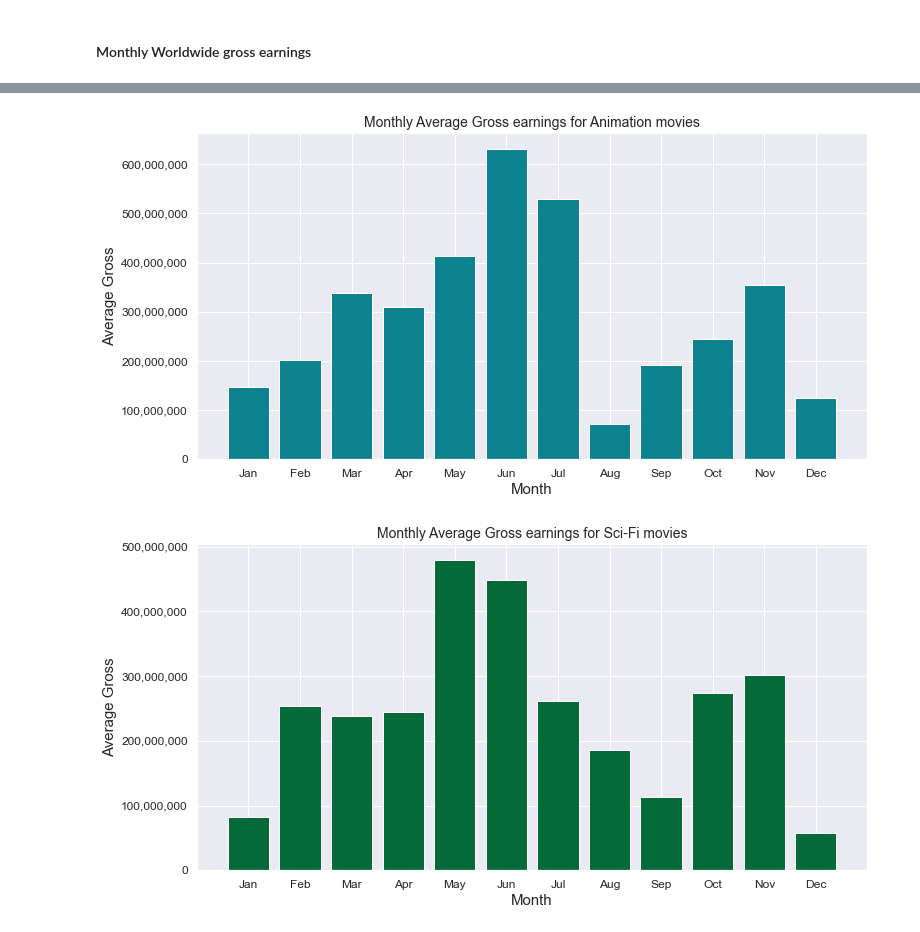
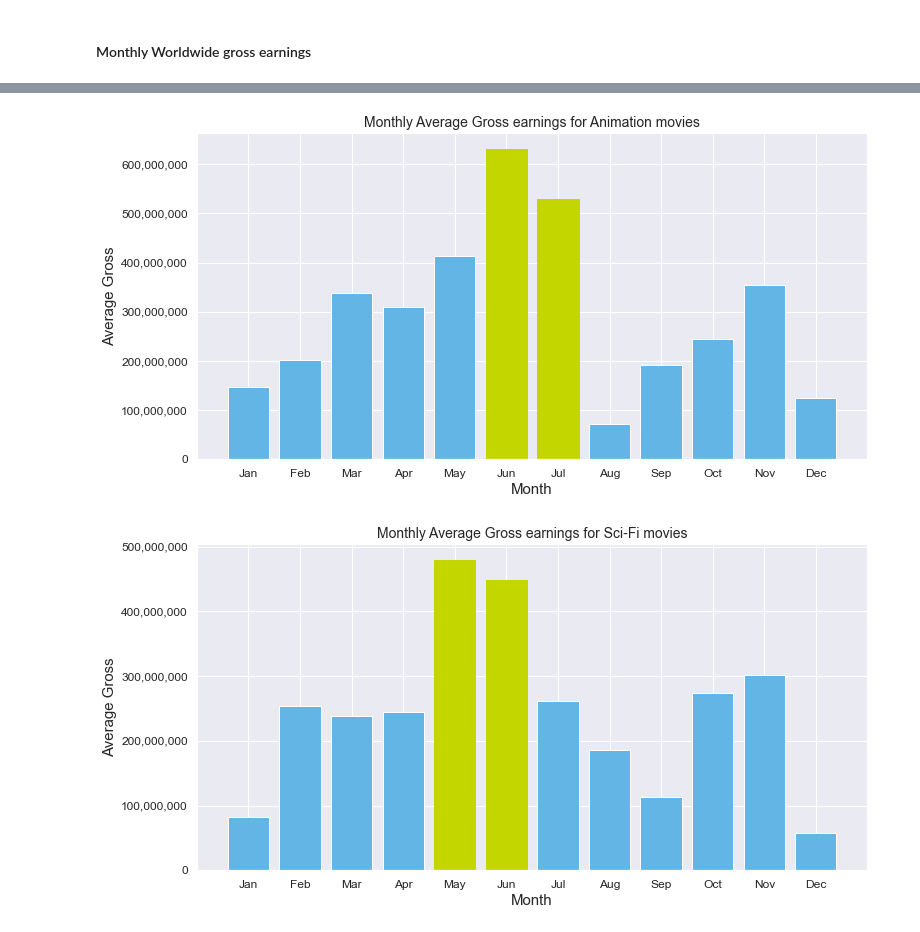
Before and after one commit to racday/ai-capstone, a Jupyter notebook: index.ipynb, the cells around one changed output, grey strips where cells are left out. Drawn from its saved outputs; the diff is of its cells as text; code cells hidden in the pictures.

Commit message:
Customising the graphs

```diff
--- a/index.ipynb
+++ b/index.ipynb
@@ -534,7 +534,7 @@ df_plot = df_plot[df_plot['year'] >= 2000]
 # %%
 # Plotting world gross by month for top 3 genres : Animation, Sci-Fi, Fantasy
 
-def plots(df, genre, colors):
+def plots(df, genre, colors,n1,n2):
     animated_df=df[df['genres']==genre]
     animated_df = animated_df.drop_duplicates('title')
     animated_df = animated_df.groupby(['months_numeric']).worldwide_gross.mean()
@@ -543,7 +543,9 @@ def plots(df, genre, colors):
     # Get x and y data
     x1 = animated_df.index
     y1 = animated_df.values
-    ax.bar(x1, y1, color = colors)
+    graph = ax.bar(x1, y1, color ='#62B5E5')
+    graph[n1].set_color(colors)
+    graph[n2].set_color(colors)
     months =['Jan','Feb', 'Mar', 'Apr', 'May', 'Jun', 'Jul','Aug', 'Sep', 'Oct', 'Nov', 'Dec']
     months_num = range(1,13)
     ax.set_xticks(months_num)
@@ -557,12 +559,12 @@ def plots(df, genre, colors):
     matplotlib.ticker.FuncFormatter(lambda x, p: format(int(x), ',')))
 # %%
 # Visualisation of average gross earnings for Animated movies
-plots(df_plot, 'Animation', '#0D8390')
+plots(df_plot, 'Animation', '#C4D600',5,6)
 # %% [output]
-[figure, old version]
+[figure, new version]
 # %%
 # Visualisation of average gross earnings for Sci-Fi movies
-plots(df_plot, 'Sci-Fi', '#046A38')
+plots(df_plot, 'Sci-Fi', '#C4D600',4,5)
 # %% [output]
-[figure, old version]
+[figure, new version]
 # %%
```
Also changed, not shown: parts of 2 cells of this notebook.
